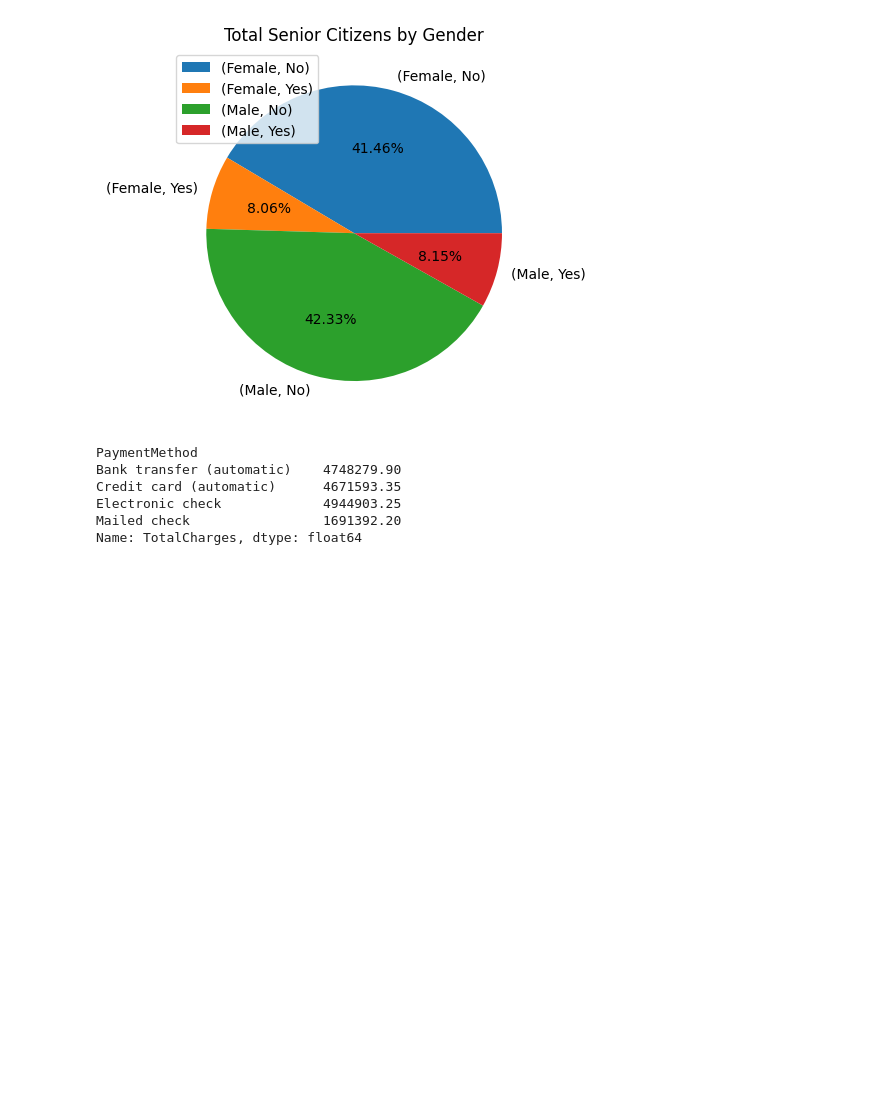
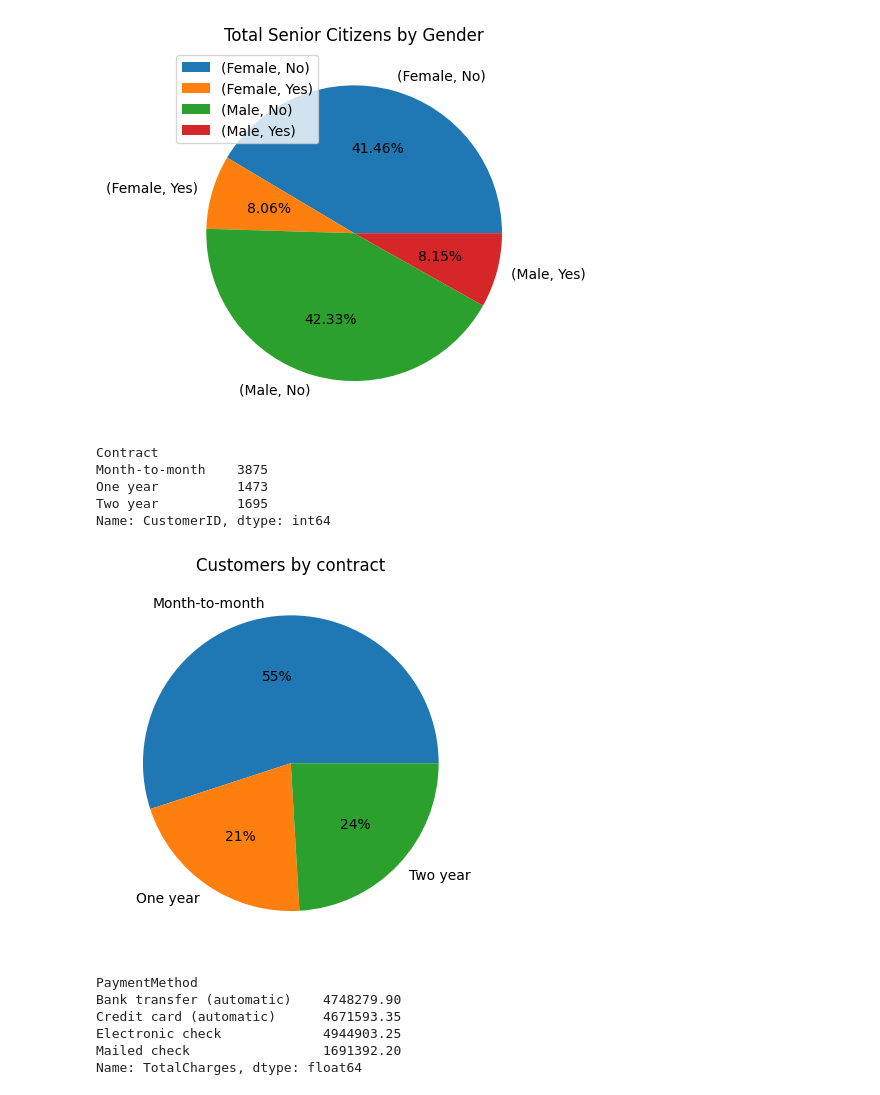
Before and after one commit to abhi788741/Telco_Customer_Churn, a Jupyter notebook: Telco_Customer_Churn.ipynb, the cells around one changed output. Drawn from its saved outputs; the diff is of its cells as text; code cells hidden in the pictures; blank space fills up the shorter version.

```diff
--- a/Telco_Customer_Churn.ipynb
+++ b/Telco_Customer_Churn.ipynb
@@ -222,6 +222,22 @@ plt.legend()
 plt.show()
 # %% [output]
 [figure]
+# %%
+customers_by_contract=df.groupby("Contract")["CustomerID"].count()
+customers_by_contract
+# %% [output]
+Contract
+Month-to-month    3875
+One year          1473
+Two year          1695
+Name: CustomerID, dtype: int64
+# %%
+customers_by_contract.plot(kind='pie',autopct='%.0f%%')
+plt.title("Customers by contract")
+plt.ylabel("")
+plt.show()
+# %% [output]
+[figure, added]
 # %%
 TotalCharges_by_Payment_Method=df.groupby("PaymentMethod")["TotalCharges"].sum()
 TotalCharges_by_Payment_Method
```
Also changed, not shown: parts of 1 cell of this notebook.
